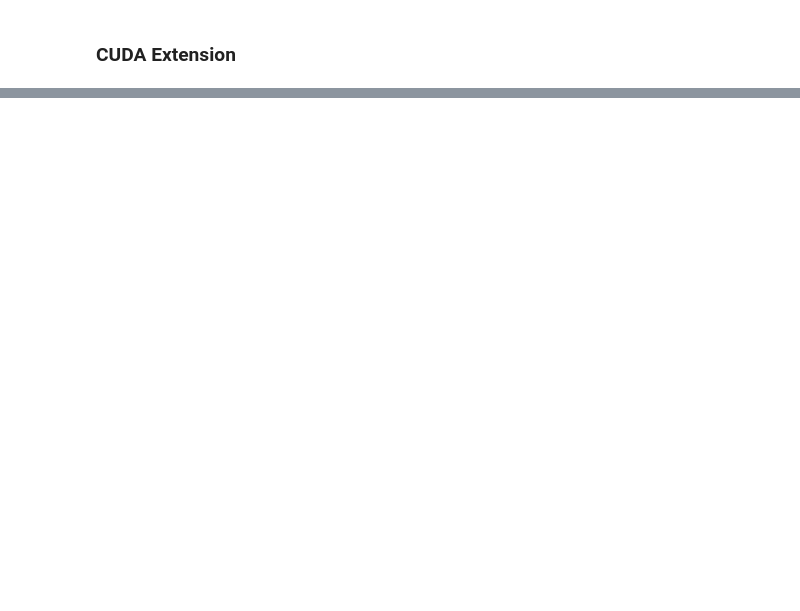
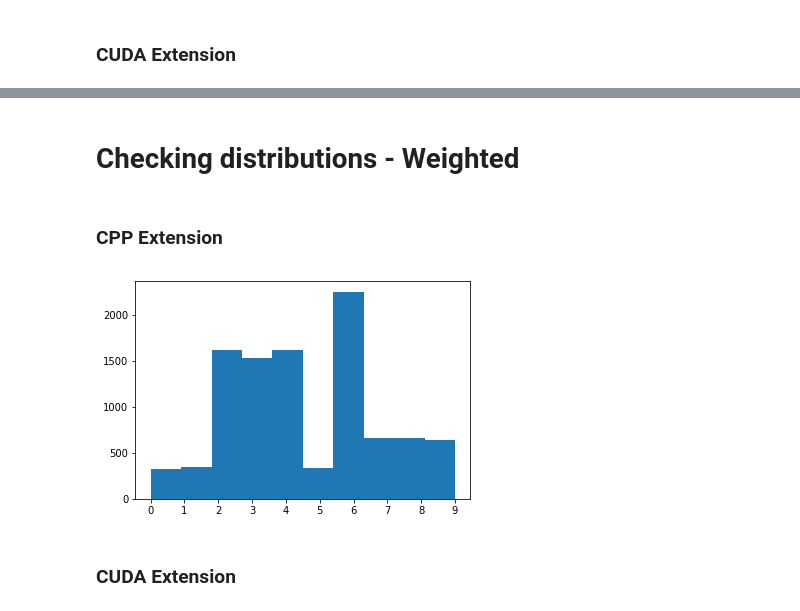
Before and after one commit to LeviViana/torch_sampling, a Jupyter notebook: Benchmark.ipynb, the cells around one changed output, grey strips where cells are left out. Cells and saved outputs as stored; diff of their text form; code cells hidden in the pictures; blank space fills up the shorter version.

Commit message:
Weighted Random Sampling CPP & CUDA

```diff
--- a/Benchmark.ipynb
+++ b/Benchmark.ipynb
@@ -161,0 +173,19 @@ plt.show()
+# %% [markdown]
+# Checking distributions - Weighted
+# %%
+x = torch.arange(10)
+weights = torch.Tensor([1, 1, 5, 5, 5, 1, 7, 2, 2, 2]).float()
+# %% [markdown]
+### CPP Extension
+# %%
+k = 1
+samples = []
+for _ in range(10000):
+    samples.extend(reservoir_sampling(x, weights, k).cpu().numpy())
+plt.hist(samples)
+plt.xticks(range(x.numel()))
+plt.show()
+# %% [output]
+[figure, added]
+# %% [markdown]
+### CUDA Extension
```
Also changed, not shown: parts of 15 cells of this notebook, 4 other files.
